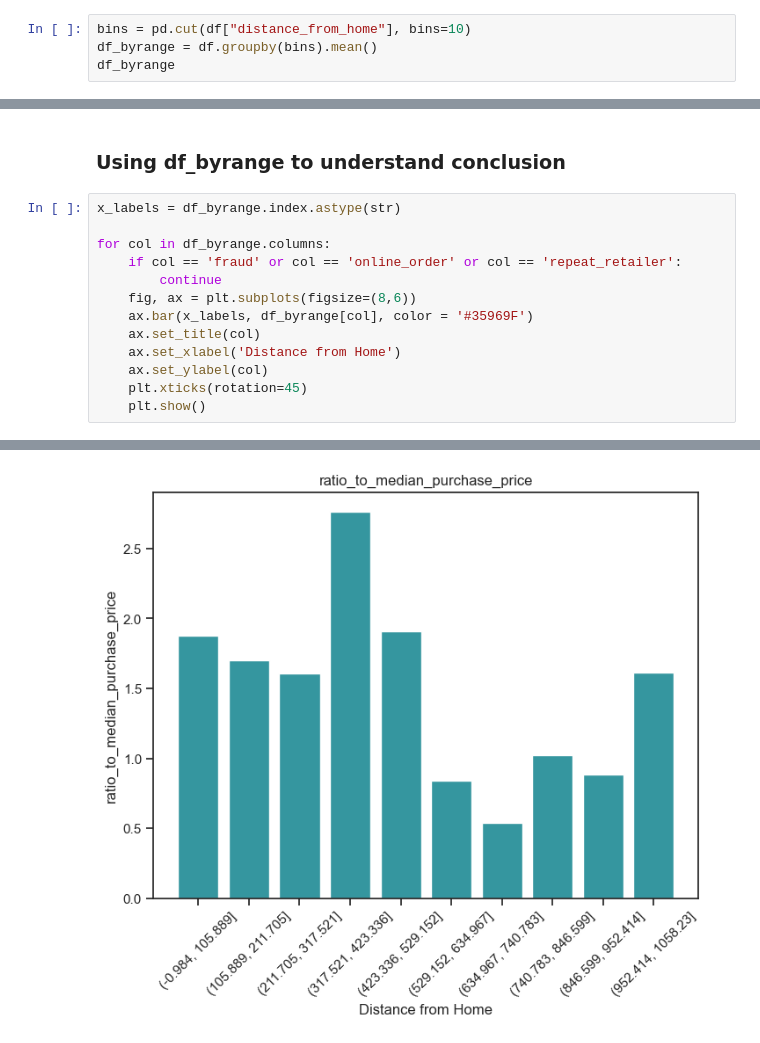
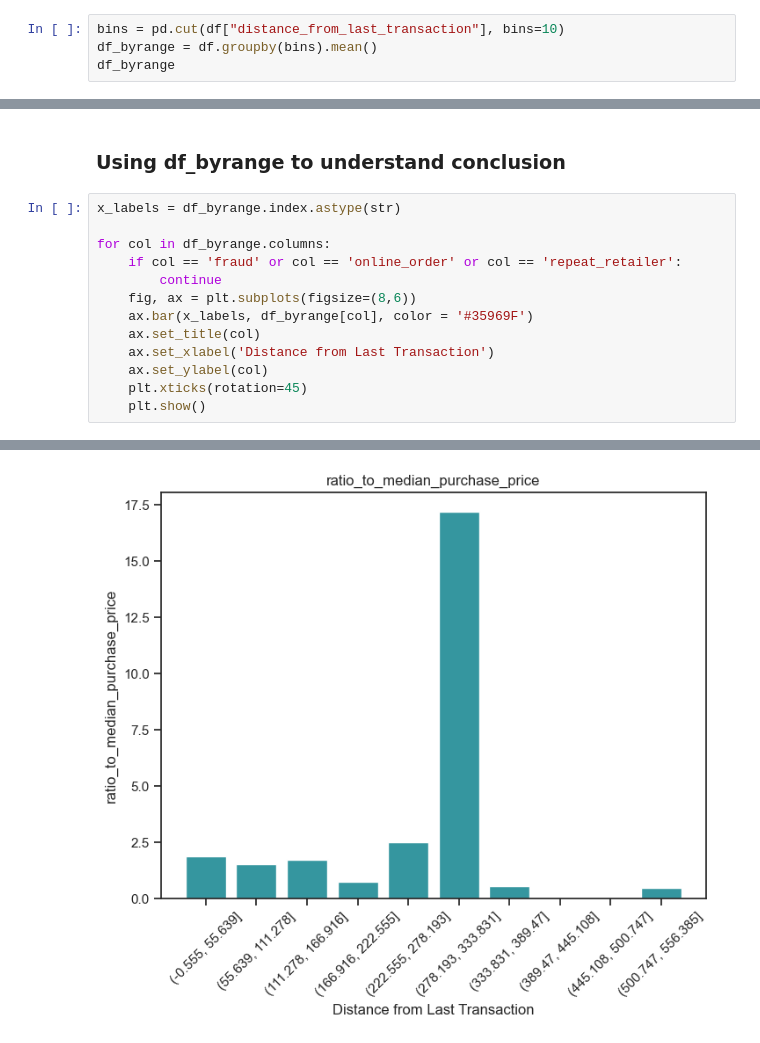
Before and after one commit to KarimKhalil33/CreditCard-Fraud-Data-Analysis, a Jupyter notebook: analysis/analysis1.ipynb, the cells around one changed output, grey strips where cells are left out. Cells and saved outputs as stored; diff of their text form.

```diff
--- a/analysis/analysis1.ipynb
+++ b/analysis/analysis1.ipynb
@@ -87,7 +92,7 @@ df.head(n=10)
 # %% [markdown]
 **As part of a sub-inquiry of the dataset, the distance_from_home variable is grouped into equal ranges and their corresponding values for other variables are averaged to be stored into a new dataset which will help identify each of their distribution by distance from home. This helps consolidate and verify any inferences made from the larger dataset to answer the research question.**
 # %%
-bins = pd.cut(df["distance_from_home"], bins=10)
+bins = pd.cut(df["distance_from_last_transaction"], bins=10)
 df_byrange = df.groupby(bins).mean()
 df_byrange
 # %% [output]
@@ -336,7 +343,7 @@ for col in df_byrange.columns:
     fig, ax = plt.subplots(figsize=(8,6))
     ax.bar(x_labels, df_byrange[col], color = '#35969F')
     ax.set_title(col)
-    ax.set_xlabel('Distance from Home')
+    ax.set_xlabel('Distance from Last Transaction')
     ax.set_ylabel(col)
     plt.xticks(rotation=45)
     plt.show()
@@ -346 +353 @@ for col in df_byrange.columns:
-[figure, old version]
+[figure, new version]
```
Also changed, not shown: parts of 10 cells of this notebook, 4 other files.
